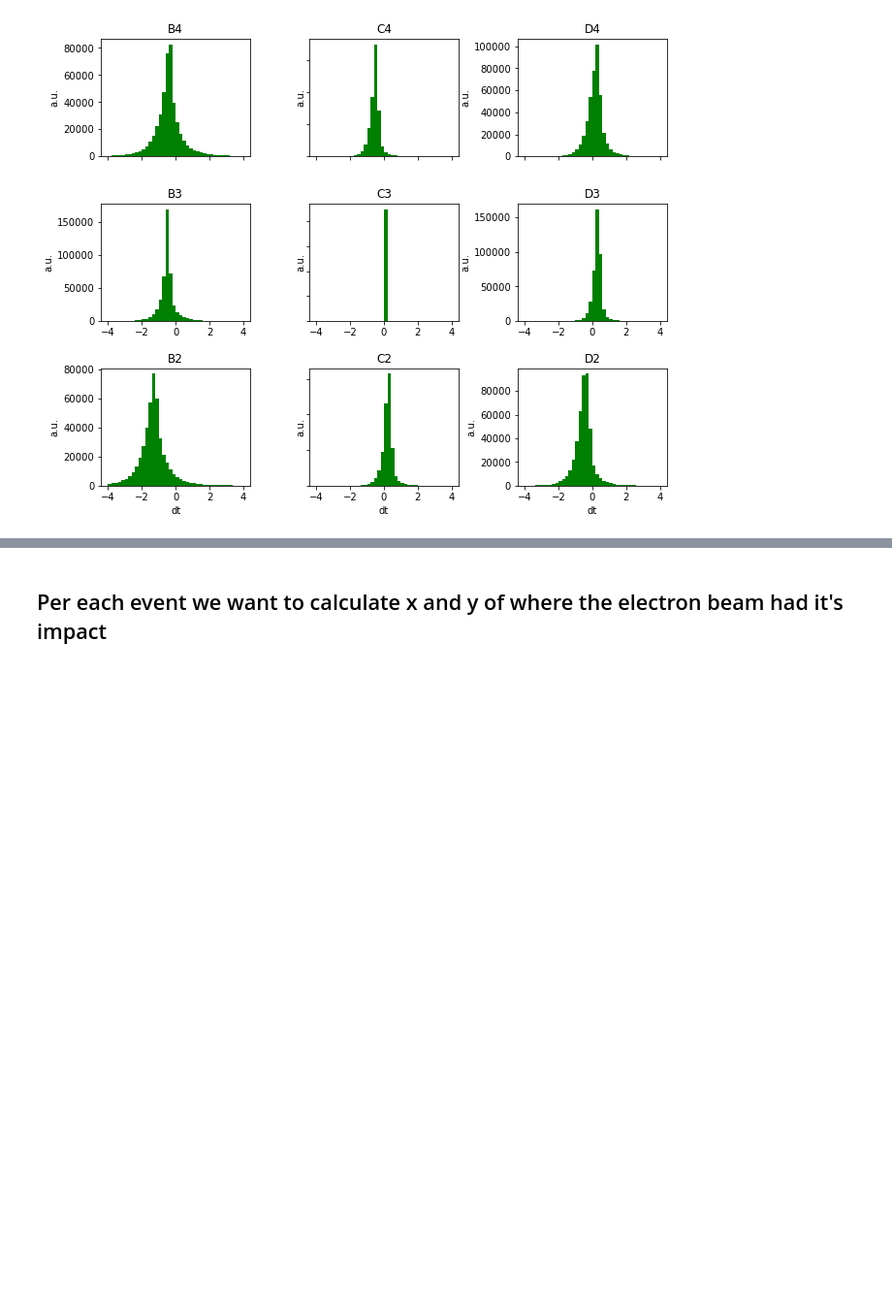
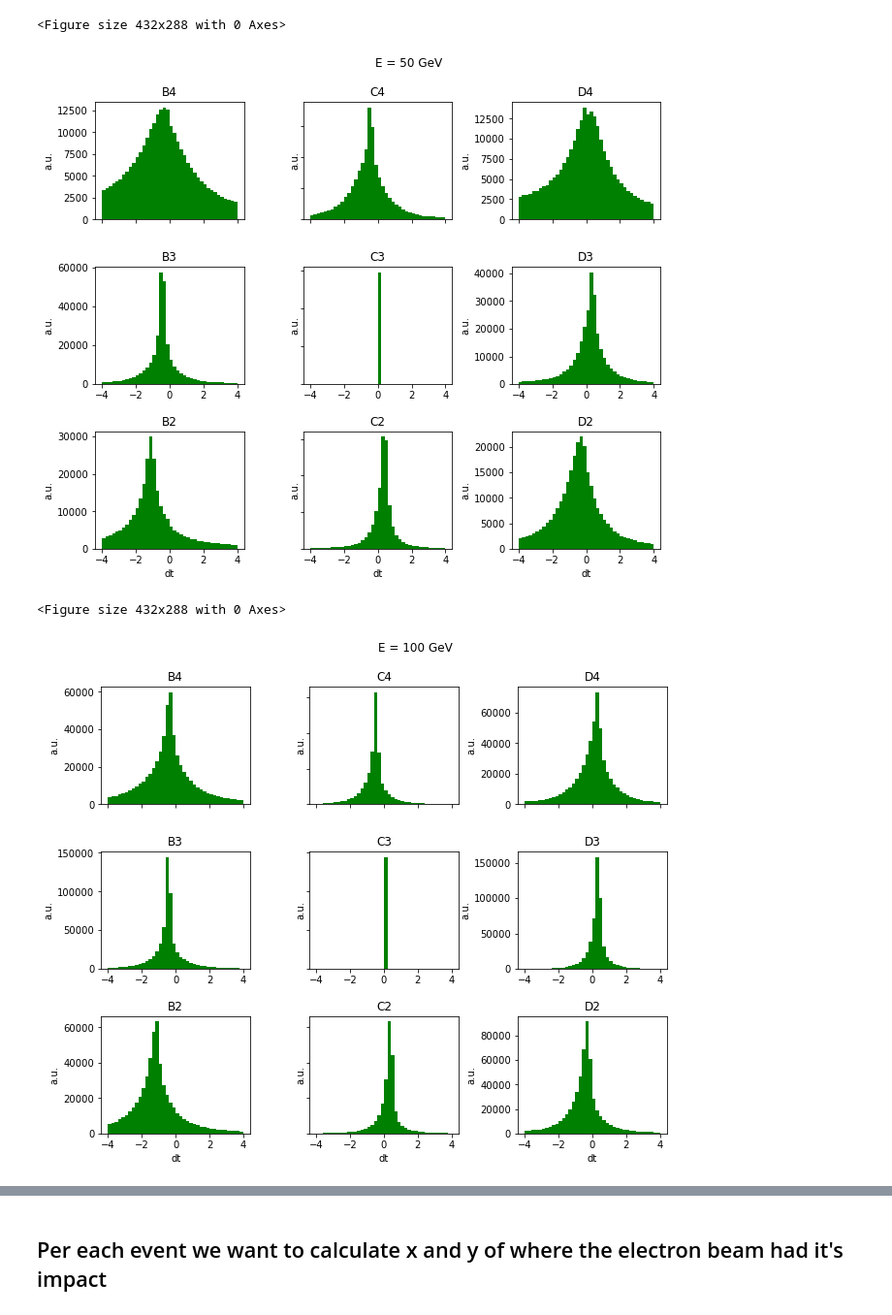
Before and after one commit to chernyavskaya/ECALtestBeam, a Jupyter notebook: EcalTimeUniformity.ipynb, the cells around one changed output, grey strips where cells are left out. Shown at 97% size. Drawn from its saved outputs; the diff is of its cells as text; code cells hidden in the pictures; blank space fills up the shorter version.

Commit message:
crystals uniformity fit

```diff
--- a/EcalTimeUniformity.ipynb
+++ b/EcalTimeUniformity.ipynb
@@ -83,18 +85,20 @@ if round_energies[-1] ==240 : round_energies[-1] = 250.
 # %%
 dict_df_energy = {}
 
-#for energy in round_energies:
-for energy in [energies[-1]]:
+for energy in energies:
+#for energy in [energies[-1]]:
 
     runs = dict_C3_energy_scan[energy]
     tree = ROOT.TChain("h4")
     for run in runs:
         tree.Add("%s/ECAL_H4_October2018_%s.root"%(trees_path,run))
-        pos_cut = 4
+    pos_cut = 4
     data = []
     for evt in tree:
         ############CHange e3x3 cut per energy!!!!!########
-        if evt.n_tracks==1 and evt.e3x3<10000. and evt.e3x3>8300. and evt.X[0] > -9. and evt.X[0] < 1. and evt.Y[0]>-1. and evt.Y[0]<8. :
+       # if evt.n_tracks==1 and evt.e3x3<10000. and evt.e3x3>8300. and evt.X[0] > -9. and evt.X[0] < 1. and evt.Y[0]>-1. and evt.Y[0]<8. :
+        if evt.n_tracks==1 and evt.X[0] > -9. and evt.X[0] < 1. and evt.Y[0]>-1. and evt.Y[0]<8. :
+
             evt_dict = {}
             e = round(float(evt.Energy),-1)
             if e ==240 : e = 250.
@@ -117,7 +121,7 @@ for energy in [energies[-1]]:
     df = pd.DataFrame(data)
     dict_df_energy[energy] = df
 
-    pd_name = '%s/ECAL_H4_October2018_pandas_C3beamscan_%s.csv'%(trees_path,int(e))
+    pd_name = '%s/ECAL_H4_October2018_pandas_C3beamscan_full2_%s.csv'%(trees_path,int(e))
    # pd_name = '%s/ECAL_H4_October2018_pandas_C3_3x3_%s.csv'%(trees_path,int(e))
     df.to_csv(pd_name)
 # %% [output]
@@ -134,9 +132,9 @@ Error in <TFile::TFile>: file /eos/user/n/nchernya/ntuples/ECAL/Upgrade/ECAL_TB_
 # %%
 ### Only used when I dont want to rerun the dataframe creation (takes longer than read csv file)
 dict_df_energy = {}
-for energy in [energies[-1]]:
-    e = round(float(energy),-1)
-    if e ==240 : e = 250.
-    pd_name = '%s/ECAL_H4_October2018_pandas_C3beamscan_%s.csv'%(trees_path,int(e))
+for energy in round_energies:
+#for energy in energies:
+    pd_name = '%s/ECAL_H4_October2018_pandas_C3beamscan_full_%s.csv'%(trees_path,int(energy))
+    print pd_name
     df = pd.read_csv(pd_name)
     dict_df_energy[energy] = df
@@ -143,24 +147,31 @@ for energy in [energies[-1]]:
 # %%
-f, axarr = plt.subplots(3, 3)
-DefaultSize = f.get_size_inches()
-f.set_size_inches( (DefaultSize[0]*2, DefaultSize[1]*2) )
-for i in range(0,3):
-    for j in range(0,3):
-        plt.subplots_adjust(bottom=0.1, right=0.8, top=0.9)
-        m = np.array(matrix_3).reshape(3,3)
-        crystal = m[i,j]
-        dt = df['fit_time_C3']-df['fit_time_%s'%crystal]
-        dt = dt-(dt/6.25).astype('int32')*6.25
-        axarr[i, j].hist(list(dt),range=[-4,4],bins=40,color='g')
-        axarr[i, j].set_title(crystal)
-        axarr[i, j].set_title(crystal)
-        if i==2 : axarr[i, j].set_xlabel('dt')
-        axarr[i, j].set_ylabel('a.u.')
-plt.setp([a.get_xticklabels() for a in axarr[0, :]], visible=False)
-plt.setp([a.get_yticklabels() for a in axarr[:, 1]], visible=False)
-f.subplots_adjust(wspace=0.4, hspace=0.4)
-plt.show()
-f.savefig('%s/dt_C3_crystal_%s.png'%(plot_folder,outstr))
-f.savefig('%s/dt_C3_crystal_%s.pdf'%(plot_folder,outstr))
+for num,energy in enumerate(energies):
+    df = dict_df_energy[energy]
+    plt.clf()
+    f, axarr = plt.subplots(3, 3)
+    f.suptitle('E = %d GeV'%round_energies[num])
+    DefaultSize = f.get_size_inches()
+    f.set_size_inches( (DefaultSize[0]*2, DefaultSize[1]*2) )
+    for i in range(0,3):
+        for j in range(0,3):
+            plt.subplots_adjust(bottom=0.1, right=0.8, top=0.9)
+            m = np.array(matrix_3).reshape(3,3)
+            crystal = m[i,j]
+            dt = df['fit_time_C3']-df['fit_time_%s'%crystal]
+            dt = dt-(dt/6.25).astype('int32')*6.25
+            axarr[i, j].hist(list(dt),range=[-4,4],bins=40,color='g')
+            axarr[i, j].set_title(crystal)
+            if i==2 : axarr[i, j].set_xlabel('dt')
+            axarr[i, j].set_ylabel('a.u.')
+    plt.setp([a.get_xticklabels() for a in axarr[0, :]], visible=False)
+    plt.setp([a.get_yticklabels() for a in axarr[:, 1]], visible=False)
+    f.subplots_adjust(wspace=0.4, hspace=0.4)
+    plt.show()
+    figname = '%s/dt_C3_crystal_%d_%s'%(plot_folder,round_energies[num],outstr)
+    f.savefig(figname+'.png')
+    f.savefig(figname+'.pdf')
 # %% [output]
+<Figure size 432x288 with 0 Axes>
-[figure, old version]
+[figure, new version]
+<Figure size 432x288 with 0 Axes>
+[figure, added]
```
Also changed, not shown: parts of 16 cells of this notebook.
